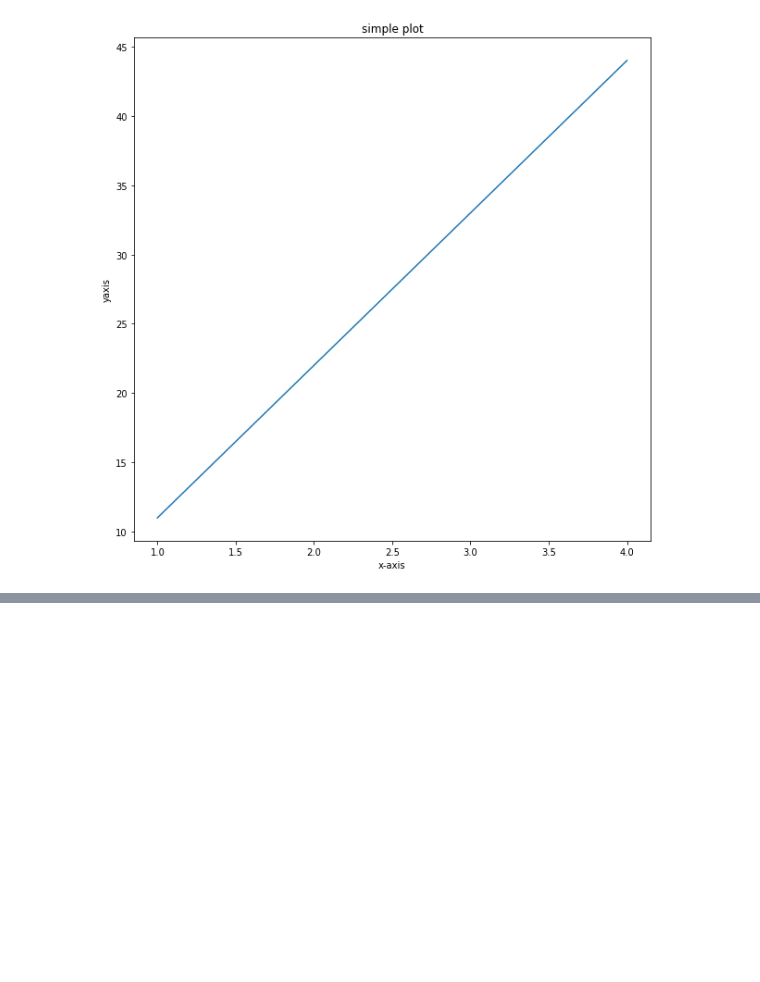
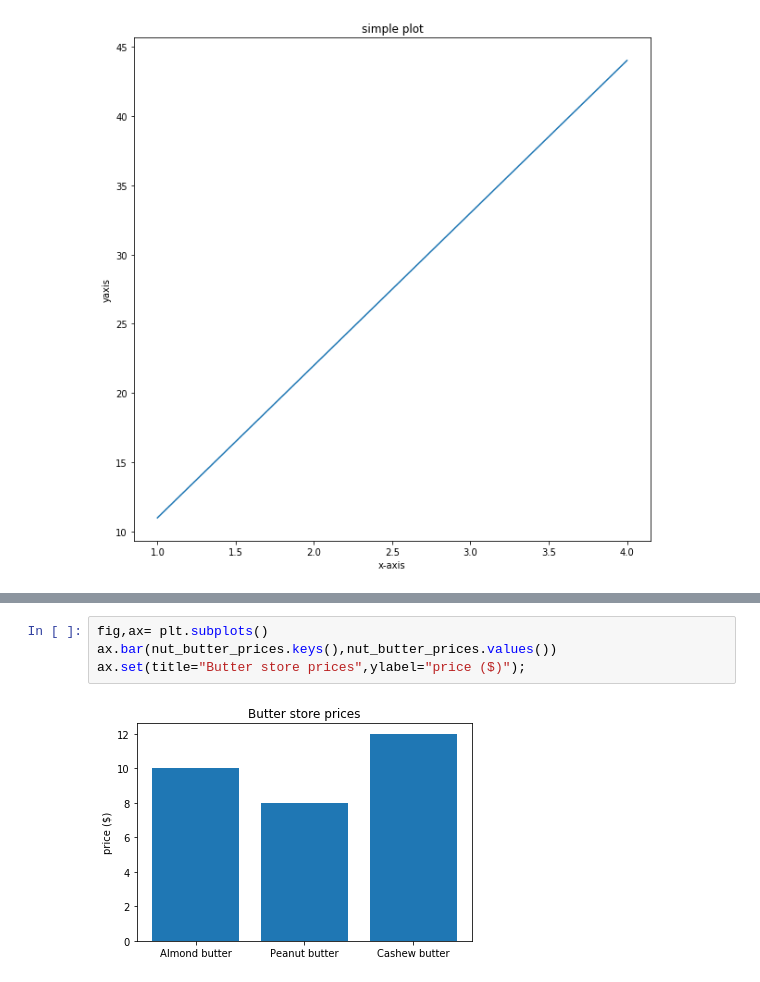
Before and after one commit to TanujaShinde04/DataAnalysis-MachineLearning-NeuralNetworks_Udemy, a Jupyter notebook: Introduction_to_Matplotlib.ipynb, the cells around one changed output, grey strips where cells are left out. Drawn from its saved outputs; the diff is of its cells as text; blank space fills up the shorter version.

```diff
--- a/Introduction_to_Matplotlib.ipynb
+++ b/Introduction_to_Matplotlib.ipynb
@@ -77,0 +118,6 @@ fig.savefig("images/sample-plot.png")
+# %%
+fig,ax= plt.subplots()
+ax.bar(nut_butter_prices.keys(),nut_butter_prices.values())
+ax.set(title="Butter store prices",ylabel="price ($)");
+# %% [output]
+[figure, added]
```
Also changed, not shown: parts of 17 cells of this notebook.
